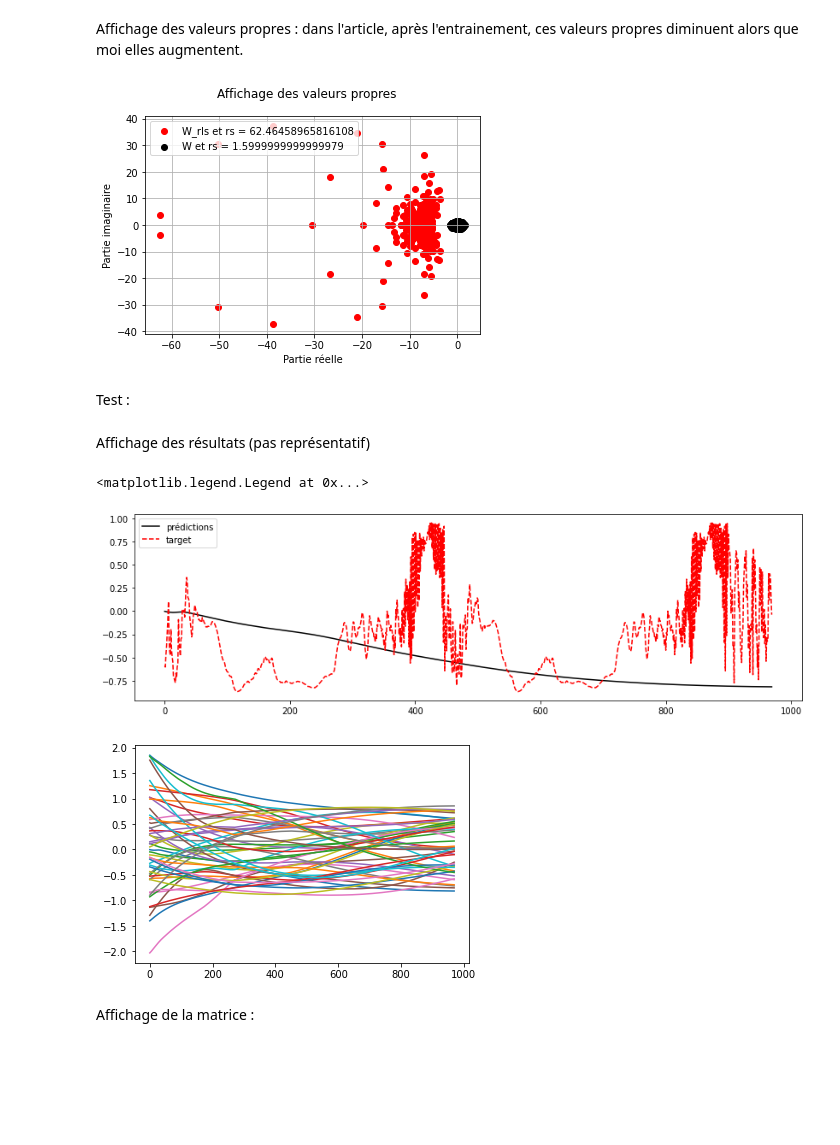
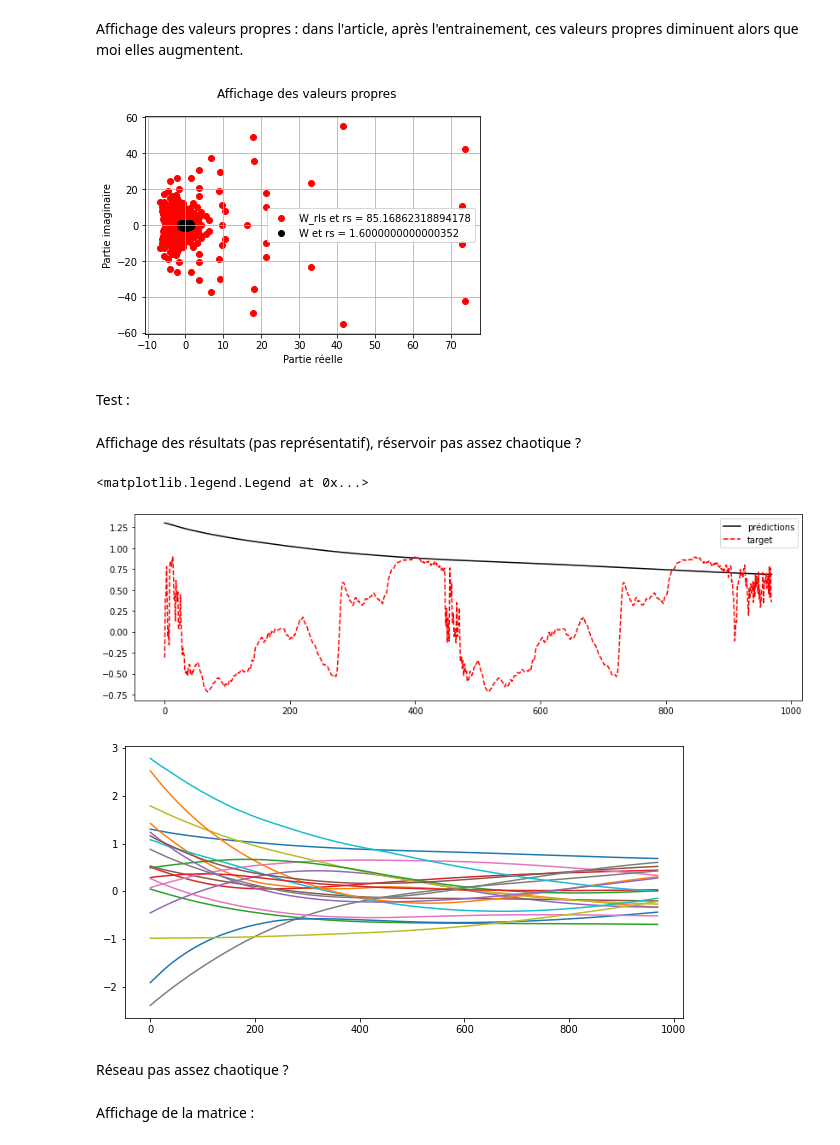
Before and after one commit to pCroiz/Stage-Mnemosyne, a Jupyter notebook: trained_reservoir_fig3.4.5_online.ipynb, the cells around one changed output. Drawn from its saved outputs; the diff is of its cells as text; code cells hidden in the pictures; blank space fills up the shorter version.

```diff
--- a/trained_reservoir_fig3.4.5_online.ipynb
+++ b/trained_reservoir_fig3.4.5_online.ipynb
@@ -90,7 +90,7 @@ ampl_int = 5 #Amplitude d'entrée
 # %% [markdown]
 Données du réservoir
 # %%
-N = 2100//10 #Nombre de neurones dans le réservoir
+N = 2100//5 #Nombre de neurones dans le réservoir
 M = 12 #Nombres d'entrées
 No = 3 #Nombres de sorties
 tau = 25*10e-3
@@ -179,7 +179,7 @@ Maintenant que les targets pour les différentes époques sont prêtes, il va fa
 # %%
 X_input = []
 X_target = []
-for indS in [1] :
+for indS in [1,1,1] :
     for indU in range(1,4):
         for indD in range(10):
             #Ajout de l'input
@@ -216,21 +216,23 @@ indice_cols = [randint(0,N-1) for i in range(nbr)]
 # %% [markdown]
 On laisse d'abord tourner le réservoir pendant 100ms (avec une période de 1ms), et on récupère l'état des neurones pour l'injecter dans un réservoir et commencer notre entrainement.
 # %%
+error_total = []
+
+c = 0
 for xi,xt in tqdm(zip(X_input,X_target)):
 
     #On laisse d'abord le réseau tourner pendant 100 ms sans entrée
     for i in range(100):
         x_1 = (1-lr)*x + lr*np.tanh(np.dot(W_rls,x))
         x = x_1
-    error = []
 
-    c = 0
+    error_training = []
 
     #Ensuite on commence la phase d'entrainement du réseau
     for t in tqdm(range(len(xi))):
 
         #Création du bruit
-        I_noise = np.random.normal(0,1,size =np.shape(x)) + SD*I0
+        I_noise = np.random.normal(0,1,size =np.shape(x)) + SD*I0/100
 
         #Calcul de l'état x(t+1)
         x1 = (1-lr)*x + lr*np.tanh(np.dot(Win,np.expand_dims(xi[t], axis=1))+np.dot(W_rls,x)) +I_noise
@@ -242,21 +244,29 @@ for xi,xt in tqdm(zip(X_input,X_target)):
         dW_rls,P = _rls(P, x1, e)
 
         #On enlève 10% des variations de la matrice W
-        for r,c in zip(indice_rows,indice_cols):
-            dW_rls[r,c] = 0
+        for r,col in zip(indice_rows,indice_cols):
+            dW_rls[r,col] = 0
+
+        #On enlève les poids récurrents
+        for k in range(N):
+            W_rls[k,k] = 0
 
         #Modification de la matrice W
-        W_rls -= dW_rls
+        W_rls += dW_rls
 
         #l'état suivant devant l'état actuel
         x = x1
 
         #ajout de l'erreur pour ensuite en faire une moyenne
-        error.append(e)
+        error_training.append(np.mean(e))
 
     clear_output()
 
-    c += 1
+    c = c + 1
 
-    print("moyenne des erreurs sur l'entrainement {} : {} ".format(c,moyenne(e)))
+    error_total.append(moyenne(error_training))
+
+    print("moyenne des erreurs sur l'entrainement {} : {} ".format(c,np.mean(error_total)))
+
+plt.plot(error_total)
 # %% [output]
@@ -266,7 +278,7 @@ Affichage des valeurs propres : dans l'article, après l'entrainement, ces valeu
 # %%
 eigein_value(W_rls,W,"W_rls","W")
 # %% [output]
-[figure, old version]
+[figure, new version]
 # %% [markdown]
 Test :
 # %%
@@ -287,7 +299,7 @@ for t in tqdm(range(len(X_test))):
 
     x = x1
 # %% [markdown]
-Affichage des résultats (pas représentatif)
+Affichage des résultats (pas représentatif), réservoir pas assez chaotique ?
 # %%
 fig,ax = plt.subplots(figsize = (14,4))
 ax.plot(X_pred[:,:1],"k",label="prédictions")
@@ -295,12 +307,15 @@ ax.plot(X_target_test[:,:1],"--r",label = 'target')
 ax.legend()
 # %% [output]
 <matplotlib.legend.Legend at 0x...>
-[figure, old version]
+[figure, new version]
 # %%
-plt.plot(X_pred[:,:50])
+fig,ax = plt.subplots(figsize=(10,5))
+ax.plot(X_pred[:,:20])
 clear_output()
 # %% [output]
-[figure, old version]
+[figure, new version]
+# %% [markdown]
+Réseau pas assez chaotique ?
 # %% [markdown]
 Affichage de la matrice :
 # %%
```
Also changed, not shown: parts of 41 cells of this notebook.
